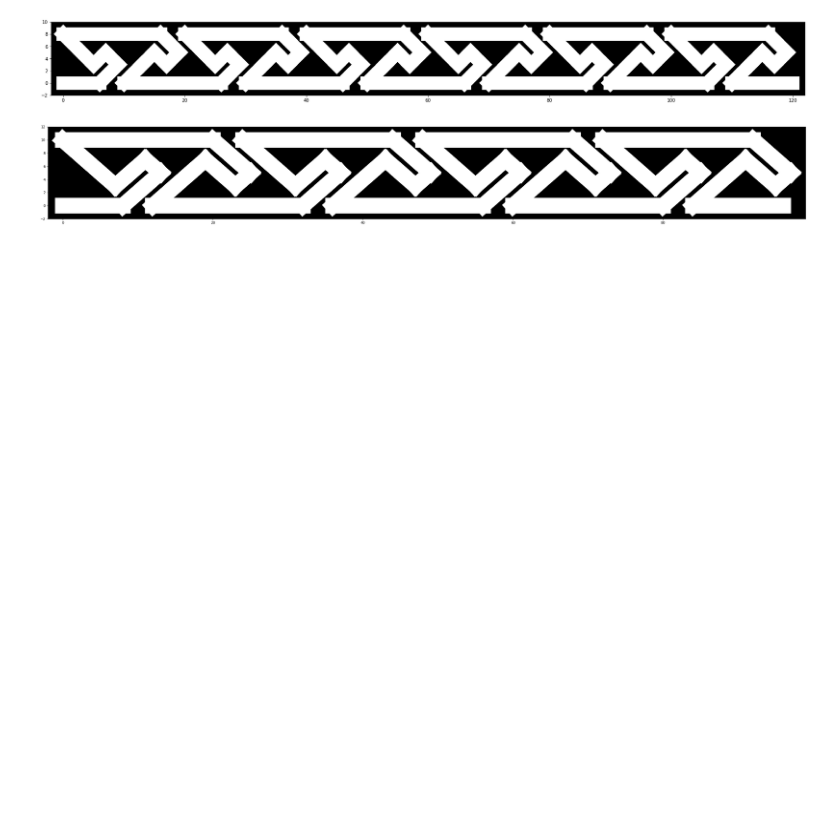
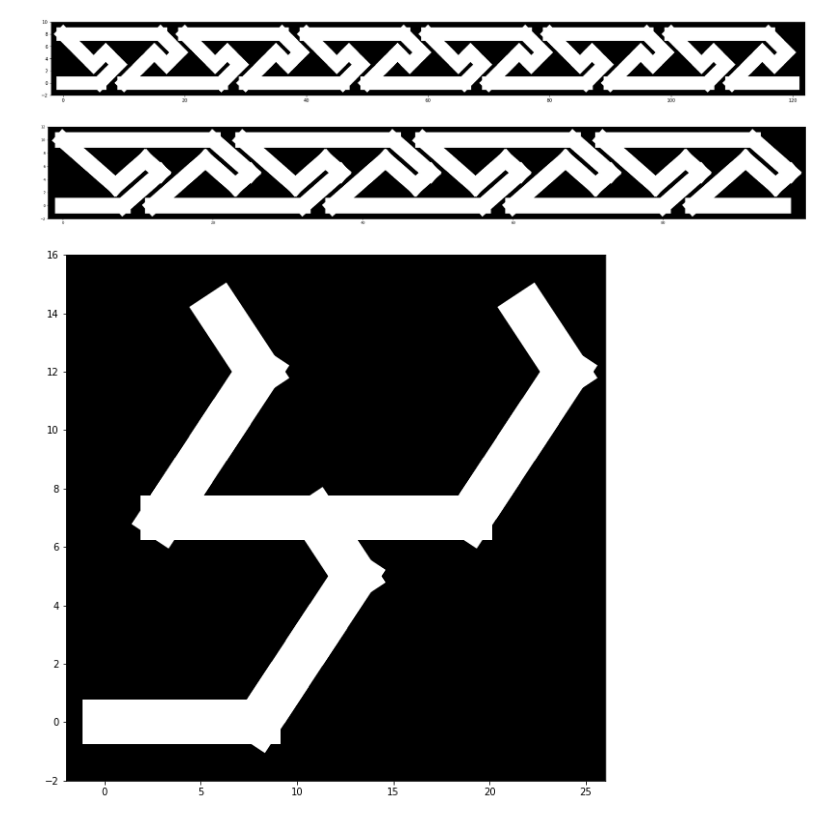
Before and after one commit to ariejdl/key-patterns, a Jupyter notebook: test1.ipynb, the cells around one changed output. Saved outputs shown, nothing was run; the diff lists cells and outputs as text; code cells hidden in the pictures; blank space fills up the shorter version.

```diff
--- a/test1.ipynb
+++ b/test1.ipynb
@@ -108,3 +108,30 @@ for i in range(4):
 show_pat(c.G, lw=46, wh=[40, 5])
 # %% [output]
 [figure]
+# %%
+def basic_pat3(c):
+    c = apply_pat('''
+        r r r r
+        r_u% r_u r_u
+        l_u
+    ''', c)
+    c1, c2 = c.fork()
+    apply_pat('''
+        r r r r
+        r_u% r_u r_u
+        l_u
+    ''', c1)
+    apply_pat('''
+        l l l l
+        r_u% r_u r_u
+        l_u
+    ''', c2)
+    return c
+
+# showing a split
+c = None
+for i in range(1):
+    c = basic_pat3(c)
+show_pat(c.G, lw=46, wh=[10, 10])
+# %% [output]
+[figure, added]
```
